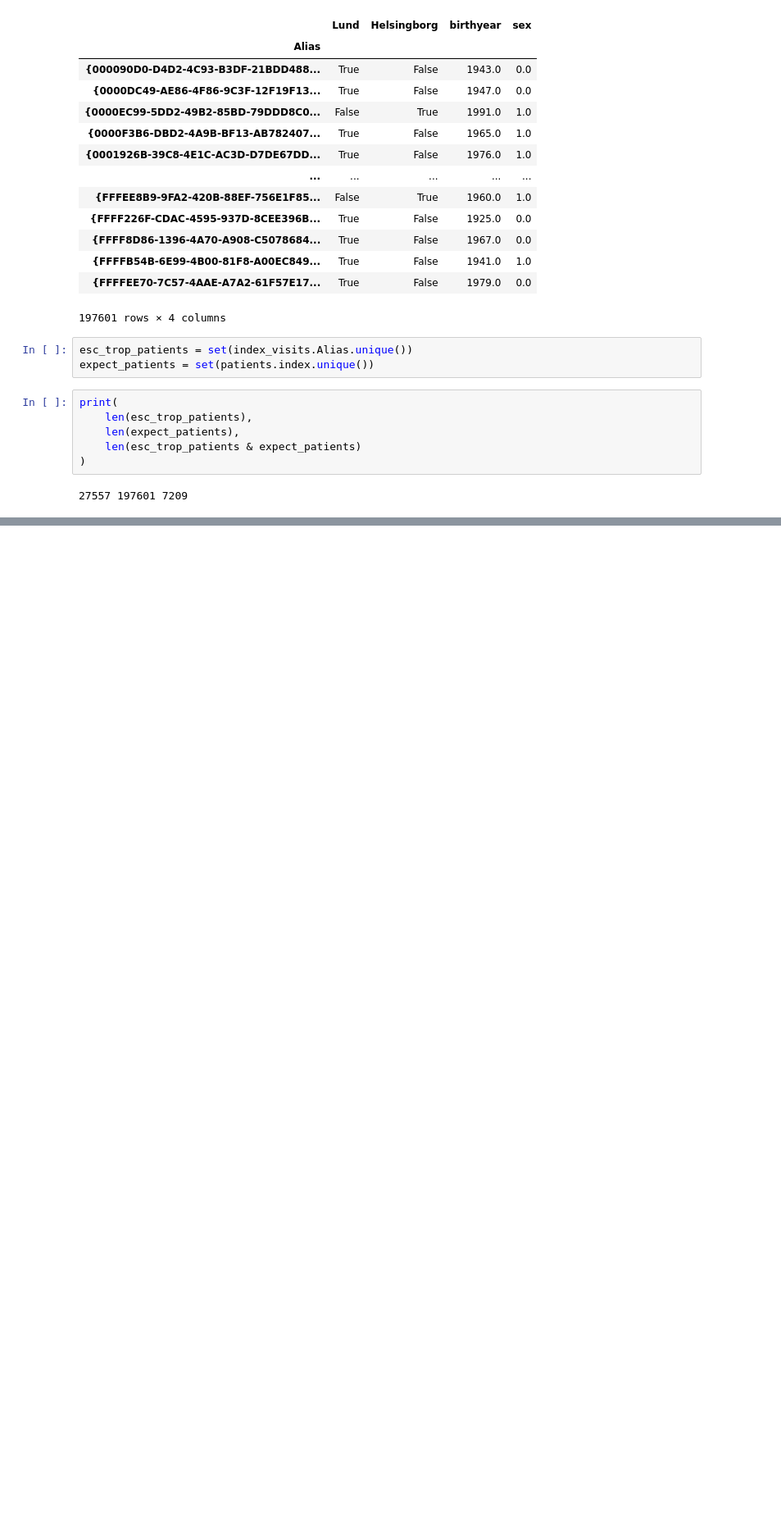
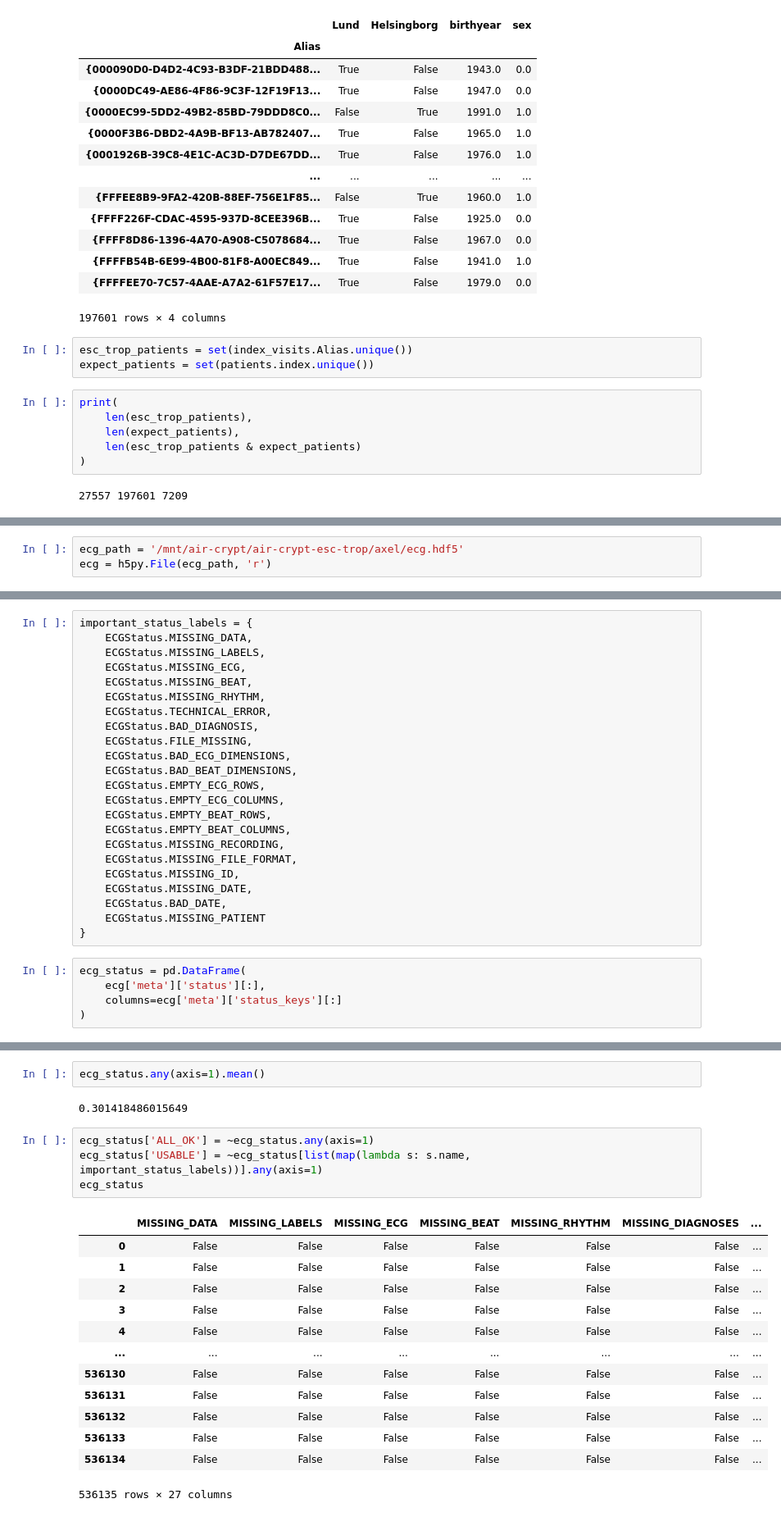
Before and after one commit to Tipulidae/mim, a Jupyter notebook: notebooks/esc_trop.ipynb, the cells around one changed output, grey strips where cells are left out. Shown at 82% size. Saved outputs shown, nothing was run; the diff lists cells and outputs as text; blank space fills up the shorter version.

```diff
--- a/notebooks/esc_trop.ipynb
+++ b/notebooks/esc_trop.ipynb
@@ -508,0 +480,3 @@ Structure of a technical report https://unilearning.uow.edu.au/report/3b.html
+# %%
+ecg_path = '/mnt/air-crypt/air-crypt-esc-trop/axel/ecg.hdf5'
+ecg = h5py.File(ecg_path, 'r')
@@ -508,0 +533,28 @@ Structure of a technical report https://unilearning.uow.edu.au/report/3b.html
+# %%
+important_status_labels = {
+    ECGStatus.MISSING_DATA,
+    ECGStatus.MISSING_LABELS,
+    ECGStatus.MISSING_ECG,
+    ECGStatus.MISSING_BEAT,
+    ECGStatus.MISSING_RHYTHM,
+    ECGStatus.TECHNICAL_ERROR,
+    ECGStatus.BAD_DIAGNOSIS,
+    ECGStatus.FILE_MISSING,
+    ECGStatus.BAD_ECG_DIMENSIONS,
+    ECGStatus.BAD_BEAT_DIMENSIONS,
+    ECGStatus.EMPTY_ECG_ROWS,
+    ECGStatus.EMPTY_ECG_COLUMNS,
+    ECGStatus.EMPTY_BEAT_ROWS,
+    ECGStatus.EMPTY_BEAT_COLUMNS,
+    ECGStatus.MISSING_RECORDING,
+    ECGStatus.MISSING_FILE_FORMAT,
+    ECGStatus.MISSING_ID,
+    ECGStatus.MISSING_DATE,
+    ECGStatus.BAD_DATE,
+    ECGStatus.MISSING_PATIENT
+}
+# %%
+ecg_status = pd.DataFrame(
+    ecg['meta']['status'][:],
+    columns=ecg['meta']['status_keys'][:]
+)
@@ -508,0 +581,22 @@ Structure of a technical report https://unilearning.uow.edu.au/report/3b.html
+# %%
+ecg_status.any(axis=1).mean()
+# %% [output]
+0.301418486015649
+# %%
+ecg_status['ALL_OK'] = ~ecg_status.any(axis=1)
+ecg_status['USABLE'] = ~ecg_status[list(map(lambda s: s.name, important_status_labels))].any(axis=1)
+ecg_status
+# %% [output]
+|  | MISSING_DATA | MISSING_LABELS | MISSING_ECG | MISSING_BEAT | MISSING_RHYTHM | MISSING_DIAGNOSES | ... |
+| 0 | False | False | False | False | False | False | ... |
+| 1 | False | False | False | False | False | False | ... |
+| 2 | False | False | False | False | False | False | ... |
+| 3 | False | False | False | False | False | False | ... |
+| 4 | False | False | False | False | False | False | ... |
+| ... | ... | ... | ... | ... | ... | ... | ... |
+| 536130 | False | False | False | False | False | False | ... |
+| 536131 | False | False | False | False | False | False | ... |
+| 536132 | False | False | False | False | False | False | ... |
+| 536133 | False | False | False | False | False | False | ... |
+| 536134 | False | False | False | False | False | False | ... |
+536135 rows × 27 columns
```
Also changed, not shown: parts of 82 cells of this notebook, 1 other file.
